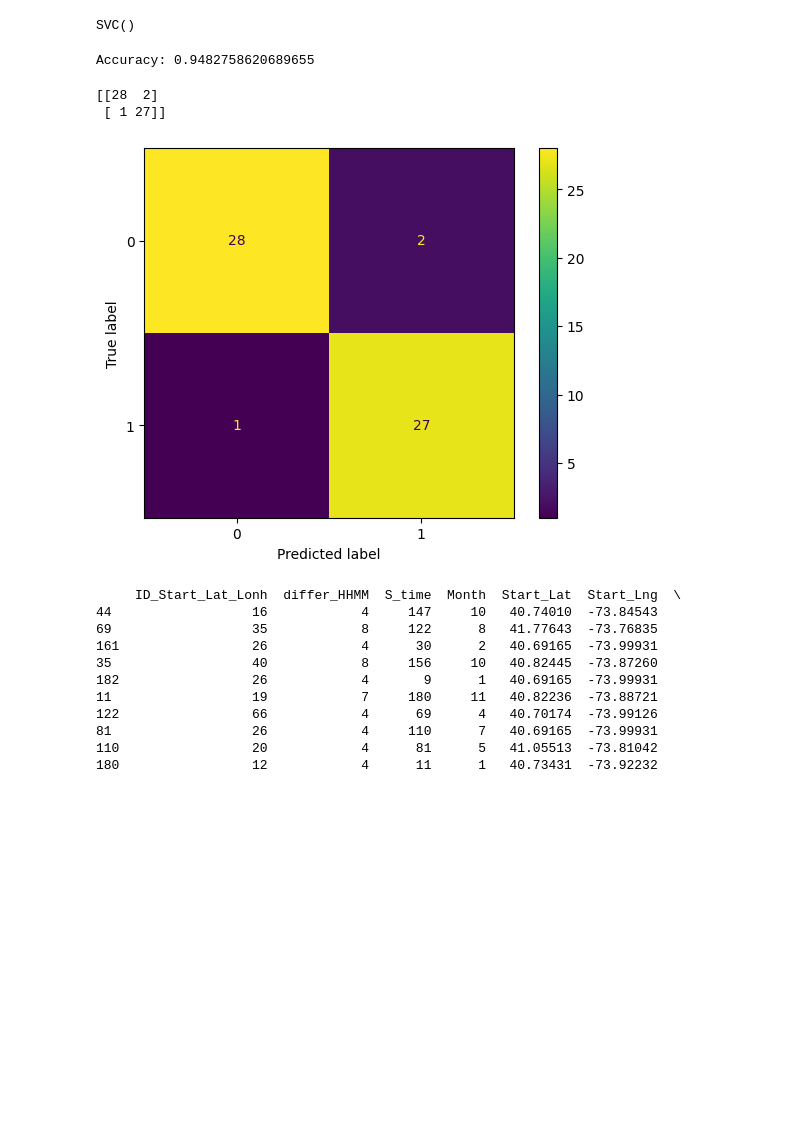
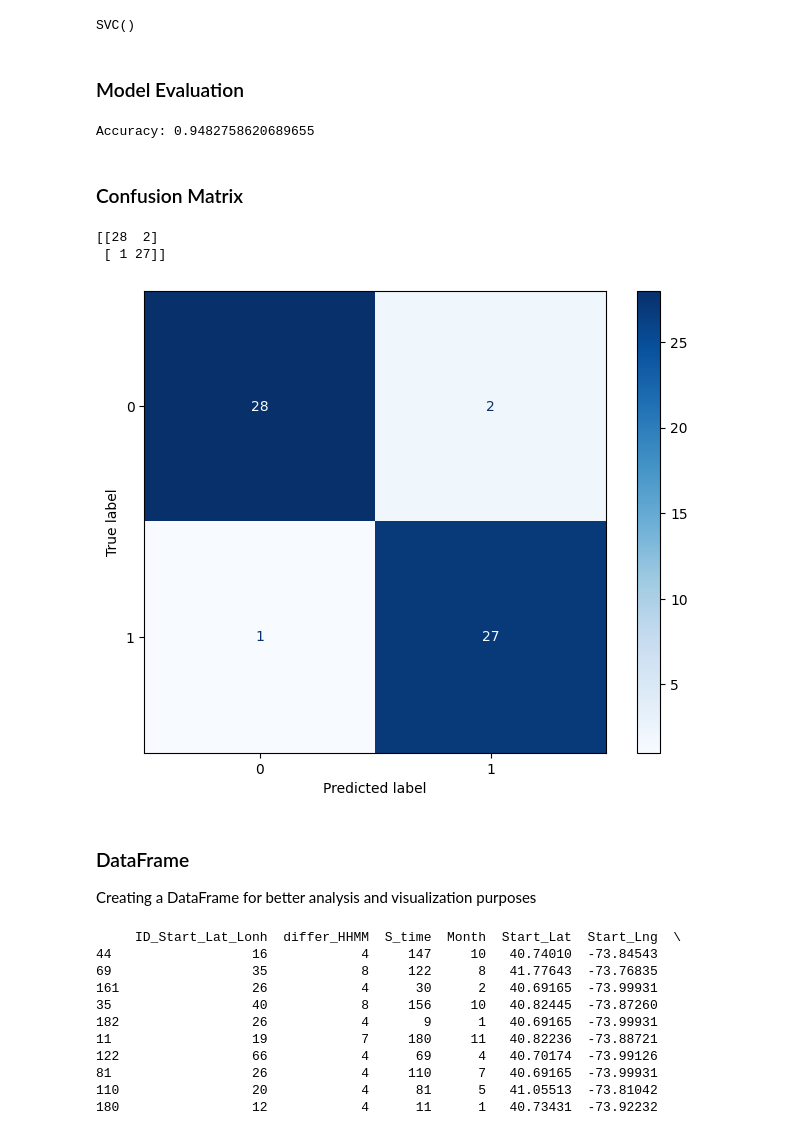
Before and after one commit to soroush-04/IncrementalSVM-road-accident-prediction, a Jupyter notebook: Model.ipynb, the cells around one changed output. Saved outputs shown, nothing was run; the diff lists cells and outputs as text; code cells hidden in the pictures; blank space fills up the shorter version.

```diff
--- a/Model.ipynb
+++ b/Model.ipynb
@@ -13,4 +19,4 @@ import folium
 # %%
-file_path = "./Dataset.csv"
+file_path = "./Datasets/Dataset.csv"
 data = pd.read_csv(file_path,
                    parse_dates=['differ_HHMM','S_time'])
@@ -156,12 +191,16 @@ clf = svm.SVC()
 clf.fit(X_train, y_train)
 # %% [output]
 SVC()
+# %% [markdown]
+### Model Evaluation
 # %%
 y_pred = clf.predict(X_test)
 
 print("Accuracy:",metrics.accuracy_score(y_test, y_pred))
 # %% [output]
 Accuracy: 0.9482758620689655
+# %% [markdown]
+### Confusion Matrix
 # %%
 print(confusion_matrix(y_test, y_pred))
 # %% [output]
@@ -170,22 +209,26 @@ print(confusion_matrix(y_test, y_pred))
 # %%
 # Assuming you have your classifier 'clf', test data 'X_test', and corresponding true labels 'y_test'
 
 # Get the predicted labels from your classifier
 y_pred = clf.predict(X_test)
 
 # Compute the confusion matrix
 cm = confusion_matrix(y_test, y_pred)
 
 # Create the ConfusionMatrixDisplay object
 disp = ConfusionMatrixDisplay(confusion_matrix=cm)
 
 # Plot the confusion matrix
-disp.plot()
+fig, ax = plt.subplots(figsize=(8, 6))
+disp.plot(ax=ax, cmap=plt.cm.Blues)
 
 # Show the plot
 plt.show()
 # %% [output]
-[figure, old version]
+[figure, new version]
+# %% [markdown]
+### DataFrame
+Creating a DataFrame for better analysis and visualization purposes
 # %%
 df = pd.DataFrame(X_test_copy)
 # %%
```
Also changed, not shown: parts of 32 cells of this notebook.
